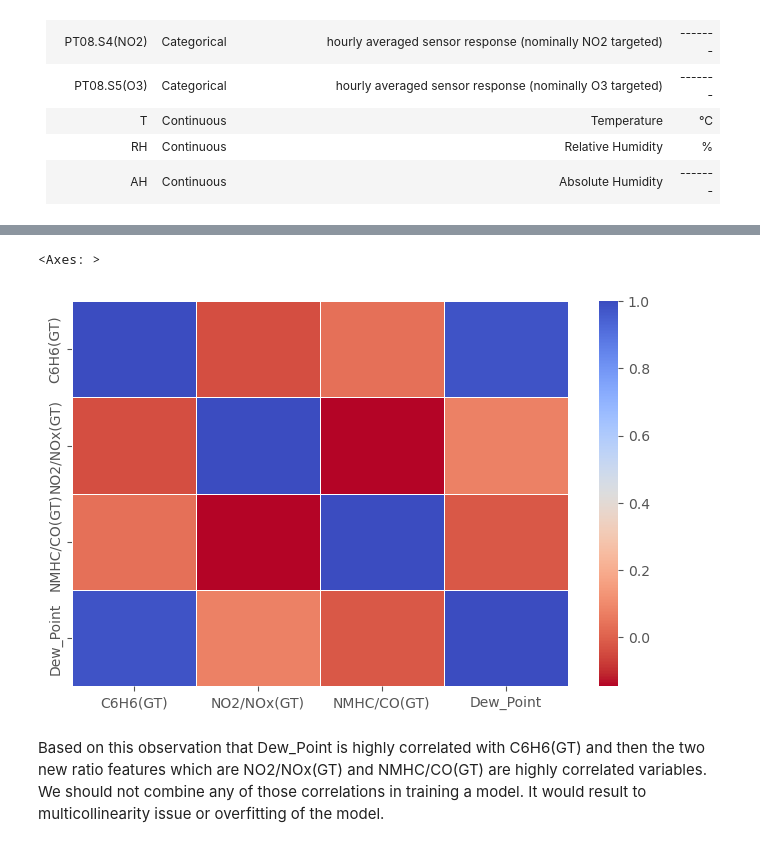
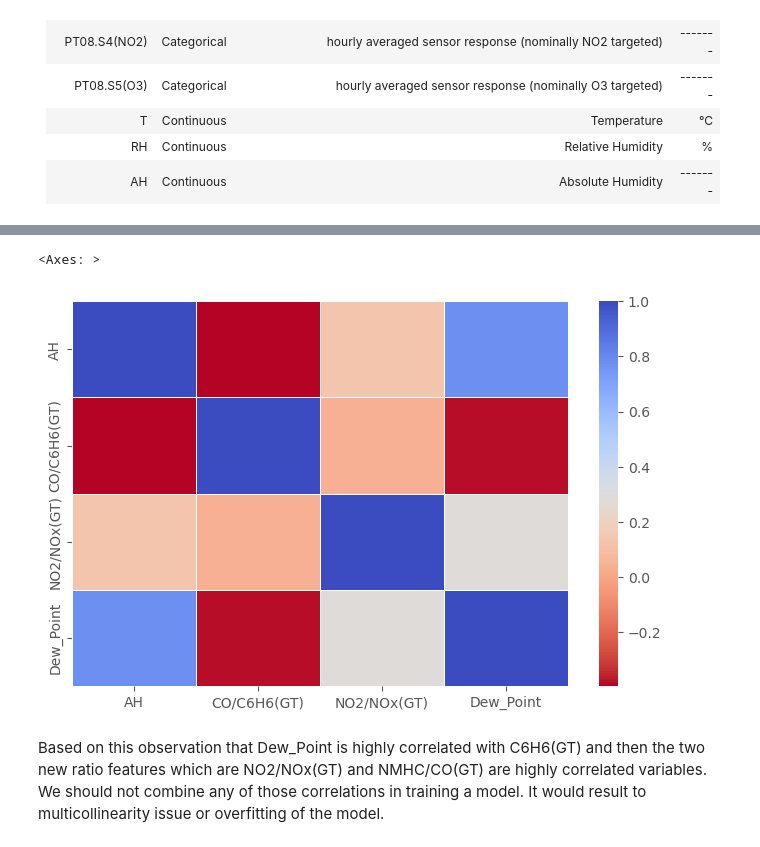
Before and after one commit to bryancastillo10/Machine-Learning-Projects, a Jupyter notebook: data_cleaning_air_quality.ipynb, the cells around one changed output, grey strips where cells are left out. Saved outputs shown, nothing was run; the diff lists cells and outputs as text; code cells hidden in the pictures.

```diff
--- a/data_cleaning_air_quality.ipynb
+++ b/data_cleaning_air_quality.ipynb
@@ -50,0 +77,4 @@ memory usage: 1.2+ MB
+# %%
+df[['CO(GT)','C6H6(GT)','T','RH','AH']] = df[['CO(GT)','C6H6(GT)','T','RH','AH']].apply\
+    (lambda x: x.str.replace(',','.').astype(float))
+df.head()
@@ -101,4 +119,0 @@ feat_df.head()
-# %%
-feat_df[['CO(GT)','C6H6(GT)','T','RH','AH']] = feat_df[['CO(GT)','C6H6(GT)','T','RH','AH']].apply\
-    (lambda x: x.str.replace(',','.').astype(float))
-feat_df.head()
@@ -112,0 +122,9 @@ feat_df.head()
+# %%
+# Handling Null Values
+for col in df.columns:
+    df[col] = df[col].replace(-200,np.nan)
+    print(col,':',df[col].isna().sum()/len(df))
+    if df[col][:int(len(df)*0.8)].isna().sum()/int(len(df)*0.8) > 0.5:
+        df.drop(col, axis=1, inplace=True)
+    else:
+        df[col]: df[col].interpolate(method='linear',limit_direction='both')
@@ -122,17 +152,17 @@ Since NO2(GT), T, RH, and AH are observed to be highly correlated. We can provid
 
 $T_d = T-\frac{{100 - RH}}{5}$
 # %%
-feat_df_new = feat_df.copy()
+#Function to create new features replacing some of the original ones
+def create_features(df):
+    feat_df= df.copy()
+    # NO2/NOx ratio
+    feat_df['CO/C6H6(GT)'] = feat_df['CO(GT)']/feat_df['C6H6(GT)']
+    # NO2/NOx ratio
+    feat_df['NO2/NOx(GT)'] = feat_df['NO2(GT)']/feat_df['NOx(GT)']
+    # Dew Point
+    feat_df['Dew_Point'] = abs(feat_df['T'] - (100 - feat_df['RH']) / 5)
+    # Remove AH and other columns
+    feat_df = feat_df.drop(['AH','T','RH','NO2(GT)','NOx(GT)','C6H6(GT)','CO(GT)'],axis=1)
+    return feat_df
 
-# NO2/NOx ratio
-feat_df_new['NO2/NOx(GT)'] = feat_df_new['NO2(GT)']/feat_df_new['NOx(GT)']
-
-# NMHC/CO ratio
-feat_df_new['NMHC/CO(GT)'] = feat_df_new['NMHC(GT)']/feat_df_new['CO(GT)']
-
-# Dew Point
-feat_df_new['Dew_Point'] = abs(feat_df_new['T'] - (100 - feat_df_new['RH']) / 5)
-
-# Remove AH and other columns
-feat_df_new = feat_df_new.drop(['AH','NO2(GT)','NOx(GT)','NMHC(GT)','CO(GT)','T','RH'],axis=1)
-feat_df_new.head()
+df2 = create_features(df)
@@ -147,10 +169,10 @@ feat_df_new.head()
 # %%
-corr_mat = feat_df_new.corr().copy()
+corr_mat = df2.corr().copy()
 plt.figure(figsize=(8,5))
 sns.heatmap(corr_mat,cmap="coolwarm_r",fmt=".2f", linewidths=.5)
 # %% [output]
 <Axes: >
-[figure, old version]
+[figure, new version]
 # %% [markdown]
 Based on this observation that Dew_Point is highly correlated with C6H6(GT) and then the two new ratio features which are NO2/NOx(GT) and NMHC/CO(GT) are highly correlated variables. We should not combine any of those correlations in training a model. It would result to multicollinearity issue or overfitting of the model.
 # %%
```
Also changed, not shown: parts of 18 cells of this notebook, 1 other file.
